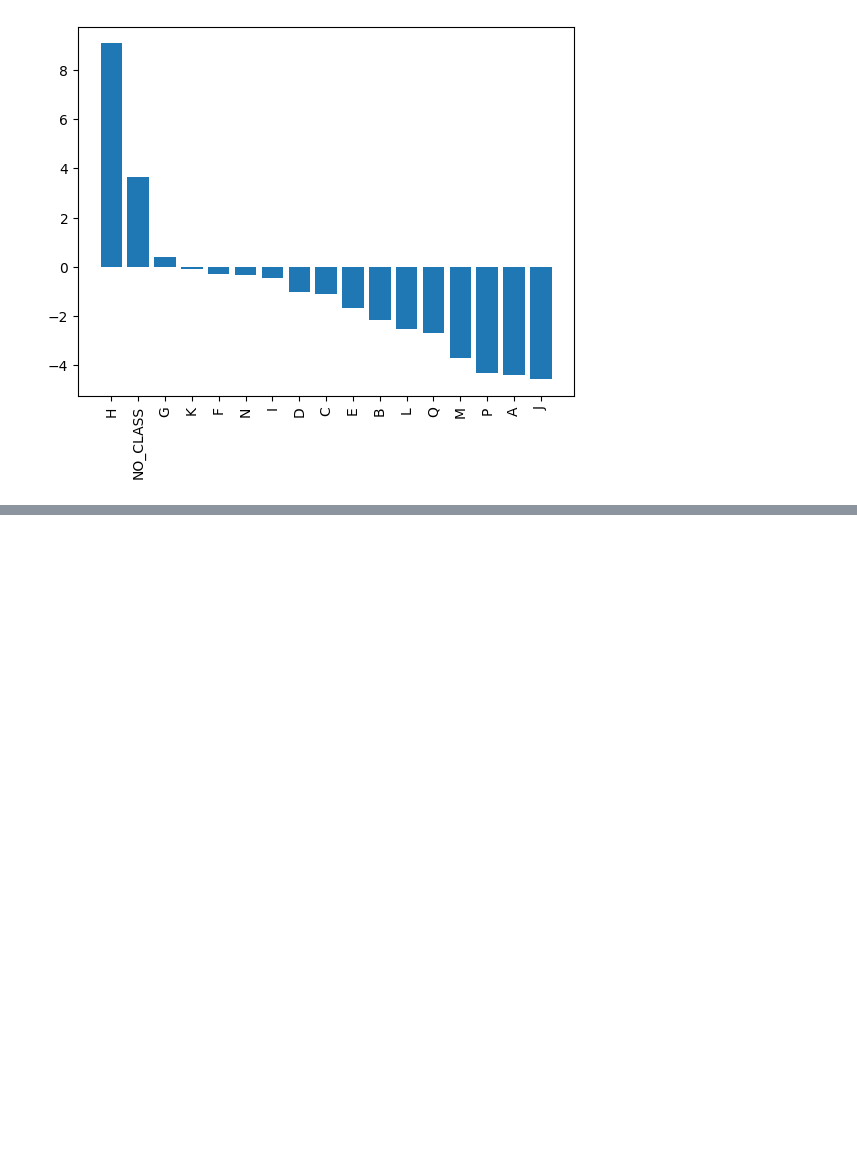
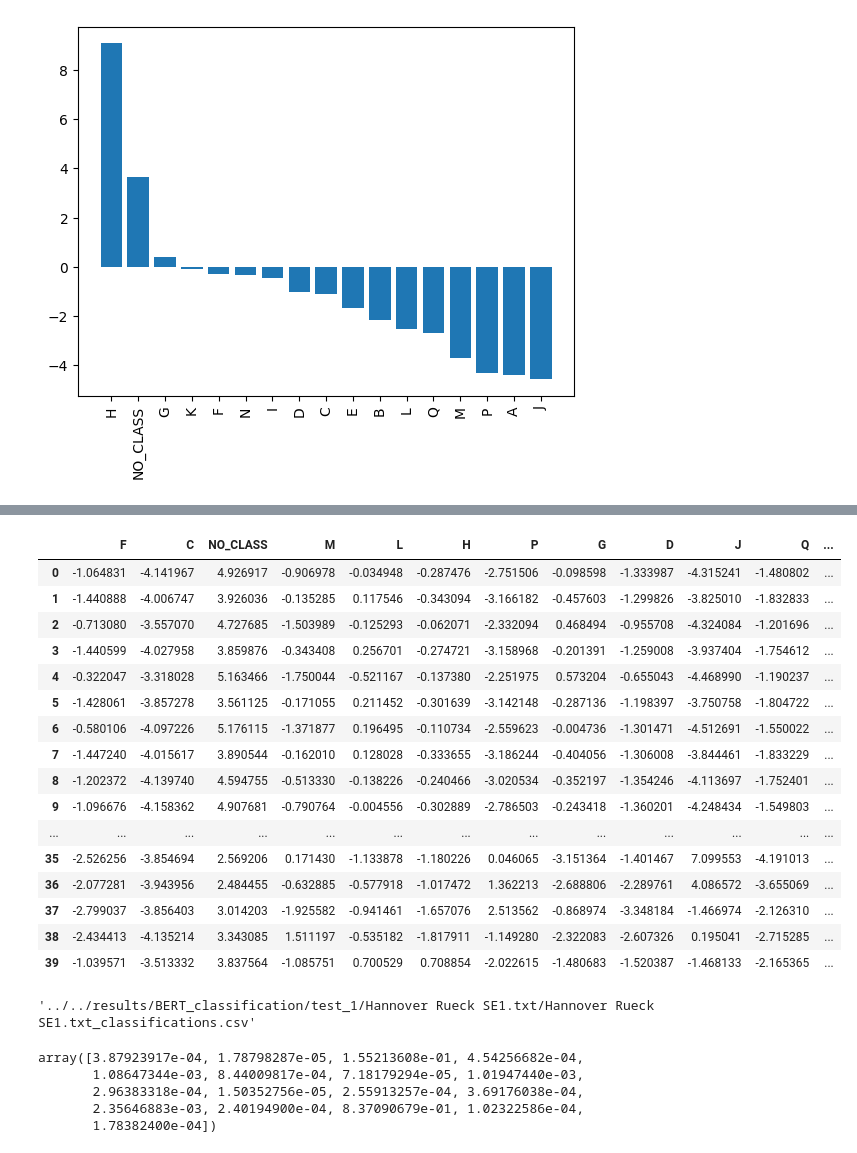
Before and after one commit to hendrikweichel/nace_report_topic_analysis, a Jupyter notebook: BERT_classifier/Classify_report_with_BERT/test_one_report_classification_BERT.ipynb, the cells around one changed output, grey strips where cells are left out. Cells and saved outputs as stored; diff of their text form; code cells hidden in the pictures; blank space fills up the shorter version.

Commit message:
Repair Bug in Report Test

```diff
--- a/BERT_classifier/Classify_report_with_BERT/test_one_report_classification_BERT.ipynb
+++ b/BERT_classifier/Classify_report_with_BERT/test_one_report_classification_BERT.ipynb
@@ -279,7 +309,7 @@ def classify_report(chunks: list,
     chunk_logits = []
     sentence_classification = []
 
-    for chunk in tqdm.tqdm(chunks):
+    for chunk in tqdm.tqdm(chunks[:40]):
 
         logits = BERT_classification_chunk(chunk,
                                            model=model,
@@ -291,6 +321,7 @@ def classify_report(chunks: list,
             for i in range(logits.size(0))
         }
         sentence_classification.append(label_scores)
+        print(max(softmax(logits)))
 
     if len(chunk_logits) == 0:
         return {}
@@ -306,7 +337,7 @@ def classify_report(chunks: list,
     }
 
     sentence_classification = pd.DataFrame(sentence_classification)
-    sentence_classification["Sentences"] = chunks
+    sentence_classification["Sentences"] = chunks[:40]
 
     os.makedirs(os.path.join(result_path, os.path.basename(report_path)), exist_ok=True)
     sentence_classification.to_csv(os.path.join(result_path, os.path.basename(report_path), os.path.basename(report_path) + "_classifications.csv"))
@@ -315,5 +350,6 @@ def classify_report(chunks: list,
 # %%
 chunks = preprocess_report(pdf_path=reports_path[0])
+chunks = preprocess_report(pdf_path="data/datasets/stoxx_600/TXTs/Hannover Rueck SE1.txt")
 
 # Example usage on the first report:
 report_scores, sentence_classification = classify_report(chunks, model, tokenizer, result_path="../../results/BERT_classification/test_1", report_path=reports_path[0])
@@ -321,3 +419,38 @@ print(report_scores)
+# %%
+sentence_classification
+# %% [output]
+|  | F | C | NO_CLASS | M | L | H | P | G | D | J | Q | ... |
+| 0 | -1.064831 | -4.141967 | 4.926917 | -0.906978 | -0.034948 | -0.287476 | -2.751506 | -0.098598 | -1.333987 | -4.315241 | -1.480802 | ... |
+| 1 | -1.440888 | -4.006747 | 3.926036 | -0.135285 | 0.117546 | -0.343094 | -3.166182 | -0.457603 | -1.299826 | -3.825010 | -1.832833 | ... |
+| 2 | -0.713080 | -3.557070 | 4.727685 | -1.503989 | -0.125293 | -0.062071 | -2.332094 | 0.468494 | -0.955708 | -4.324084 | -1.201696 | ... |
+| 3 | -1.440599 | -4.027958 | 3.859876 | -0.343408 | 0.256701 | -0.274721 | -3.158968 | -0.201391 | -1.259008 | -3.937404 | -1.754612 | ... |
+| 4 | -0.322047 | -3.318028 | 5.163466 | -1.750044 | -0.521167 | -0.137380 | -2.251975 | 0.573204 | -0.655043 | -4.468990 | -1.190237 | ... |
+| 5 | -1.428061 | -3.857278 | 3.561125 | -0.171055 | 0.211452 | -0.301639 | -3.142148 | -0.287136 | -1.198397 | -3.750758 | -1.804722 | ... |
+| 6 | -0.580106 | -4.097226 | 5.176115 | -1.371877 | 0.196495 | -0.110734 | -2.559623 | -0.004736 | -1.301471 | -4.512691 | -1.550022 | ... |
+| 7 | -1.447240 | -4.015617 | 3.890544 | -0.162010 | 0.128028 | -0.333655 | -3.186244 | -0.404056 | -1.306008 | -3.844461 | -1.833229 | ... |
+| 8 | -1.202372 | -4.139740 | 4.594755 | -0.513330 | -0.138226 | -0.240466 | -3.020534 | -0.352197 | -1.354246 | -4.113697 | -1.752401 | ... |
+| 9 | -1.096676 | -4.158362 | 4.907681 | -0.790764 | -0.004556 | -0.302889 | -2.786503 | -0.243418 | -1.360201 | -4.248434 | -1.549803 | ... |
+| ... | ... | ... | ... | ... | ... | ... | ... | ... | ... | ... | ... | ... |
+| 35 | -2.526256 | -3.854694 | 2.569206 | 0.171430 | -1.133878 | -1.180226 | 0.046065 | -3.151364 | -1.401467 | 7.099553 | -4.191013 | ... |
+| 36 | -2.077281 | -3.943956 | 2.484455 | -0.632885 | -0.577918 | -1.017472 | 1.362213 | -2.688806 | -2.289761 | 4.086572 | -3.655069 | ... |
+| 37 | -2.799037 | -3.856403 | 3.014203 | -1.925582 | -0.941461 | -1.657076 | 2.513562 | -0.868974 | -3.348184 | -1.466974 | -2.126310 | ... |
+| 38 | -2.434413 | -4.135214 | 3.343085 | 1.511197 | -0.535182 | -1.817911 | -1.149280 | -2.322083 | -2.607326 | 0.195041 | -2.715285 | ... |
+| 39 | -1.039571 | -3.513332 | 3.837564 | -1.085751 | 0.700529 | 0.708854 | -2.022615 | -1.480683 | -1.520387 | -1.468133 | -2.165365 | ... |
+# %%
+result_path="../../results/BERT_classification/test_1"
+report_path = reports_path[0]
+os.path.join(result_path, os.path.basename(report_path), os.path.basename(report_path) + "_classifications.csv")
+# %% [output]
+'../../results/BERT_classification/test_1/Hannover Rueck SE1.txt/Hannover Rueck SE1.txt_classifications.csv'
+# %%
+scores = sentence_classification.columns.drop("Sentences")
+sentence_classification[scores].apply(lambda x: softmax(x), axis=1)[0]
+# %% [output]
+array([3.87923917e-04, 1.78798287e-05, 1.55213608e-01, 4.54256682e-04,
+       1.08647344e-03, 8.44009817e-04, 7.18179294e-05, 1.01947440e-03,
+       2.96383318e-04, 1.50352756e-05, 2.55913257e-04, 3.69176038e-04,
+       2.35646883e-03, 2.40194900e-04, 8.37090679e-01, 1.02322586e-04,
+       1.78382400e-04])
 # %%
 df_report_scores = pd.DataFrame.from_dict(label_scores, orient="index")
 df_report_scores = df_report_scores.sort_values(0, ascending=False)
```
Also changed, not shown: parts of 11 cells of this notebook, 9 other files.
